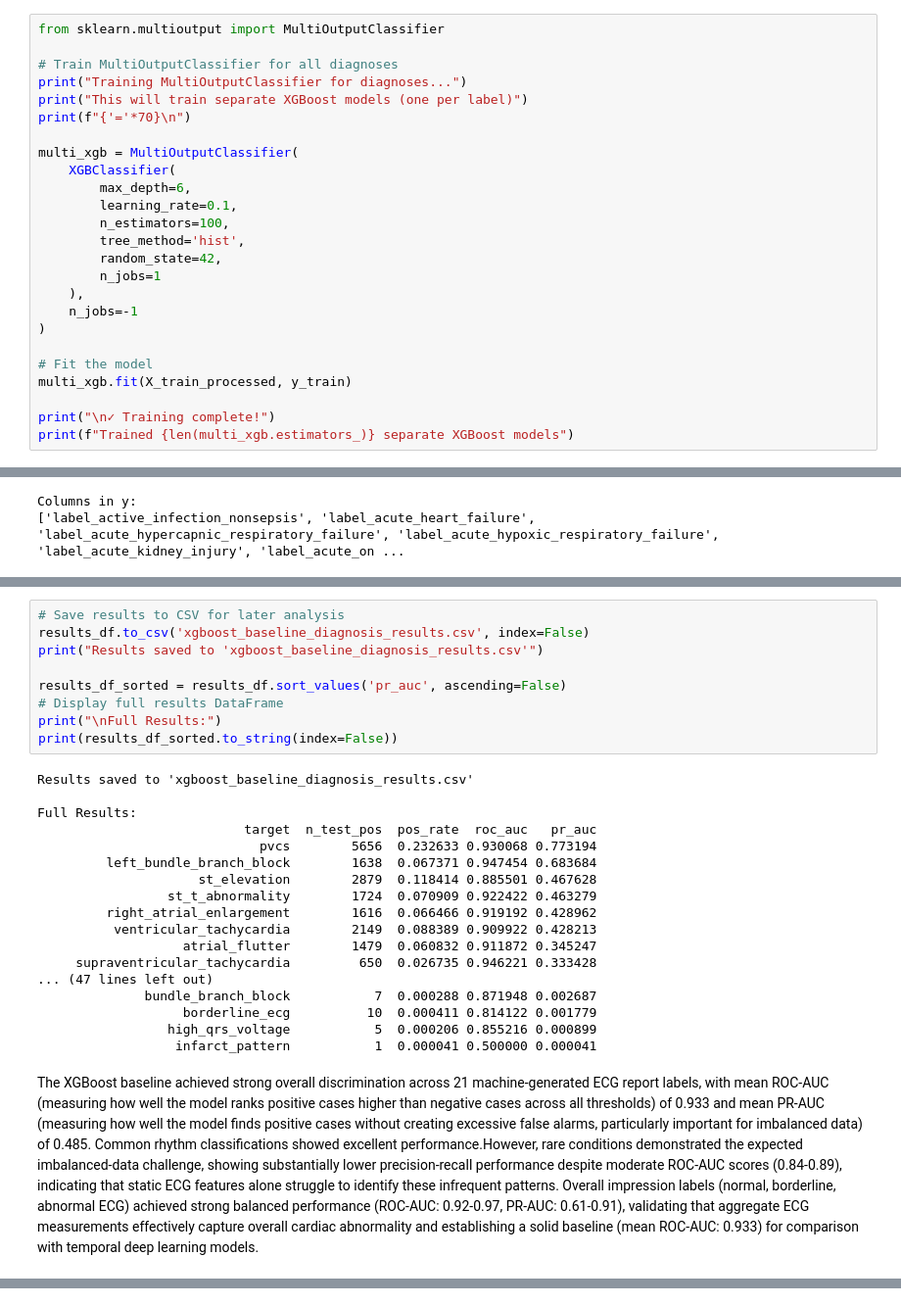
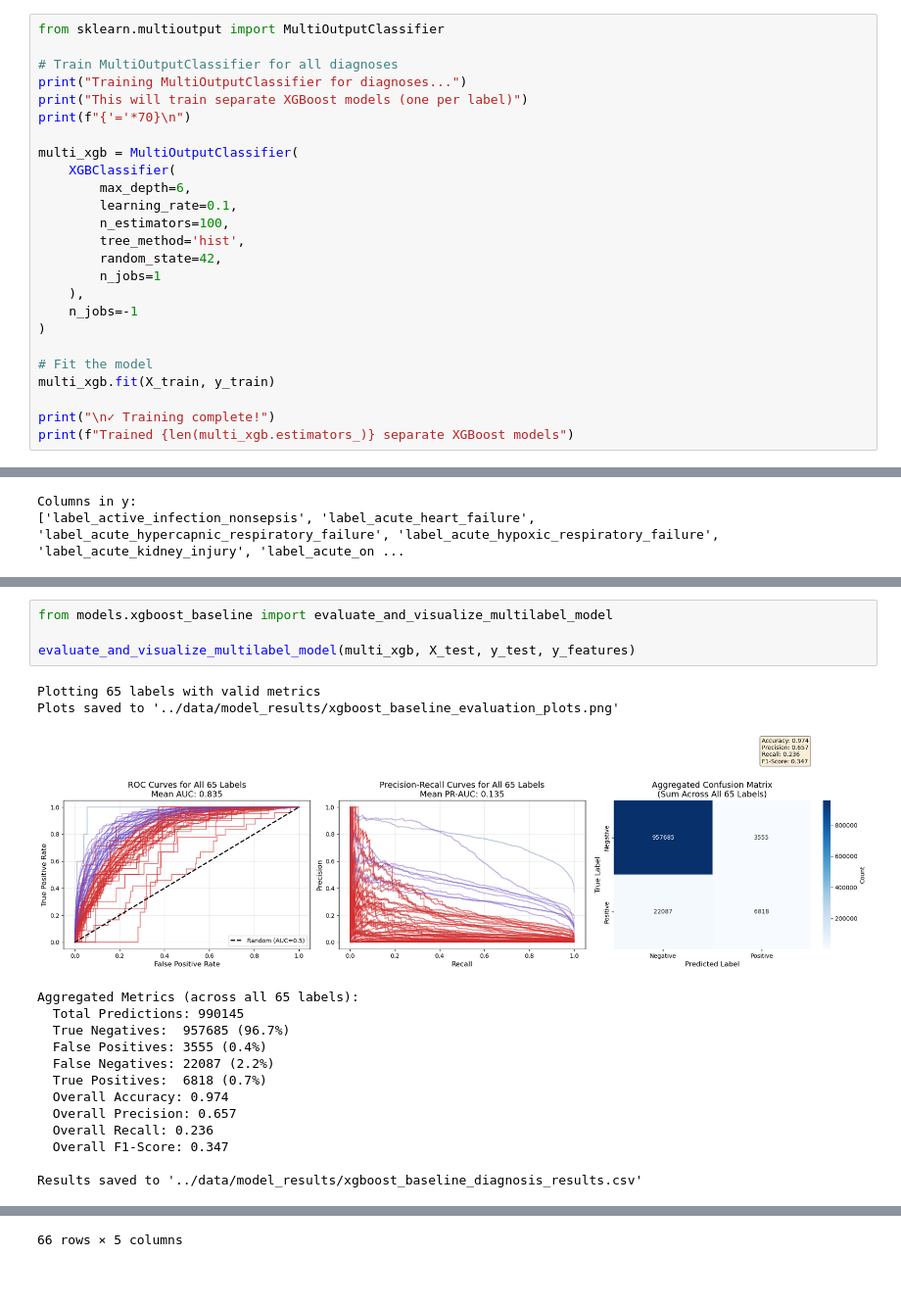
Before and after one commit to brandonng2/CardioTwin, a Jupyter notebook: notebooks/xgboost_baseline.ipynb, the cells around one changed output, grey strips where cells are left out. Shown at 98% size. Cells and saved outputs as stored; diff of their text form; blank space fills up the shorter version.

```diff
--- a/notebooks/xgboost_baseline.ipynb
+++ b/notebooks/xgboost_baseline.ipynb
@@ -550,7 +437,7 @@ multi_xgb = MultiOutputClassifier(
 )
 
 # Fit the model
-multi_xgb.fit(X_train_processed, y_train)
+multi_xgb.fit(X_train, y_train)
 
 print("\n✓ Training complete!")
 print(f"Trained {len(multi_xgb.estimators_)} separate XGBoost models")
@@ -923,29 +683,20 @@ Aggregated Metrics (across all 66 labels):
-# %%
-# Save results to CSV for later analysis
-results_df.to_csv('xgboost_baseline_diagnosis_results.csv', index=False)
-print("Results saved to 'xgboost_baseline_diagnosis_results.csv'")
-
-results_df_sorted = results_df.sort_values('pr_auc', ascending=False)
-# Display full results DataFrame
-print("\nFull Results:")
-print(results_df_sorted.to_string(index=False))
-# %% [output]
-Results saved to 'xgboost_baseline_diagnosis_results.csv'
-
-Full Results:
-                           target  n_test_pos  pos_rate  roc_auc   pr_auc
-                             pvcs        5656  0.232633 0.930068 0.773194
-         left_bundle_branch_block        1638  0.067371 0.947454 0.683684
-                     st_elevation        2879  0.118414 0.885501 0.467628
-                 st_t_abnormality        1724  0.070909 0.922422 0.463279
-         right_atrial_enlargement        1616  0.066466 0.919192 0.428962
-          ventricular_tachycardia        2149  0.088389 0.909922 0.428213
-                   atrial_flutter        1479  0.060832 0.911872 0.345247
-     supraventricular_tachycardia         650  0.026735 0.946221 0.333428
-... (47 lines left out)
-              bundle_branch_block           7  0.000288 0.871948 0.002687
-                   borderline_ecg          10  0.000411 0.814122 0.001779
-                 high_qrs_voltage           5  0.000206 0.855216 0.000899
-                  infarct_pattern           1  0.000041 0.500000 0.000041
-# %% [markdown]
-The XGBoost baseline achieved strong overall discrimination across 21 machine-generated ECG report labels, with mean ROC-AUC (measuring how well the model ranks positive cases higher than negative cases across all thresholds) of 0.933 and mean PR-AUC (measuring how well the model finds positive cases without creating excessive false alarms, particularly important for imbalanced data) of 0.485. Common rhythm classifications showed excellent performance.However, rare conditions demonstrated the expected imbalanced-data challenge, showing substantially lower precision-recall performance despite moderate ROC-AUC scores (0.84-0.89), indicating that static ECG features alone struggle to identify these infrequent patterns. Overall impression labels (normal, borderline, abnormal ECG) achieved strong balanced performance (ROC-AUC: 0.92-0.97, PR-AUC: 0.61-0.91), validating that aggregate ECG measurements effectively capture overall cardiac abnormality and establishing a solid baseline (mean ROC-AUC: 0.933) for comparison with temporal deep learning models.
+# %%
+from models.xgboost_baseline import evaluate_and_visualize_multilabel_model
+
+evaluate_and_visualize_multilabel_model(multi_xgb, X_test, y_test, y_features)
+# %% [output]
+Plotting 65 labels with valid metrics
+Plots saved to '../data/model_results/xgboost_baseline_evaluation_plots.png'
+[figure, added]
+Aggregated Metrics (across all 65 labels):
+  Total Predictions: 990145
+  True Negatives:  957685 (96.7%)
+  False Positives: 3555 (0.4%)
+  False Negatives: 22087 (2.2%)
+  True Positives:  6818 (0.7%)
+  Overall Accuracy: 0.974
+  Overall Precision: 0.657
+  Overall Recall: 0.236
+  Overall F1-Score: 0.347
+
+Results saved to '../data/model_results/xgboost_baseline_diagnosis_results.csv'
@@ -951,0 +715 @@ The XGBoost baseline achieved strong overall discrimination across 21 machine-ge
+66 rows × 5 columns
```
Also changed, not shown: parts of 38 cells of this notebook, 4 other files.
